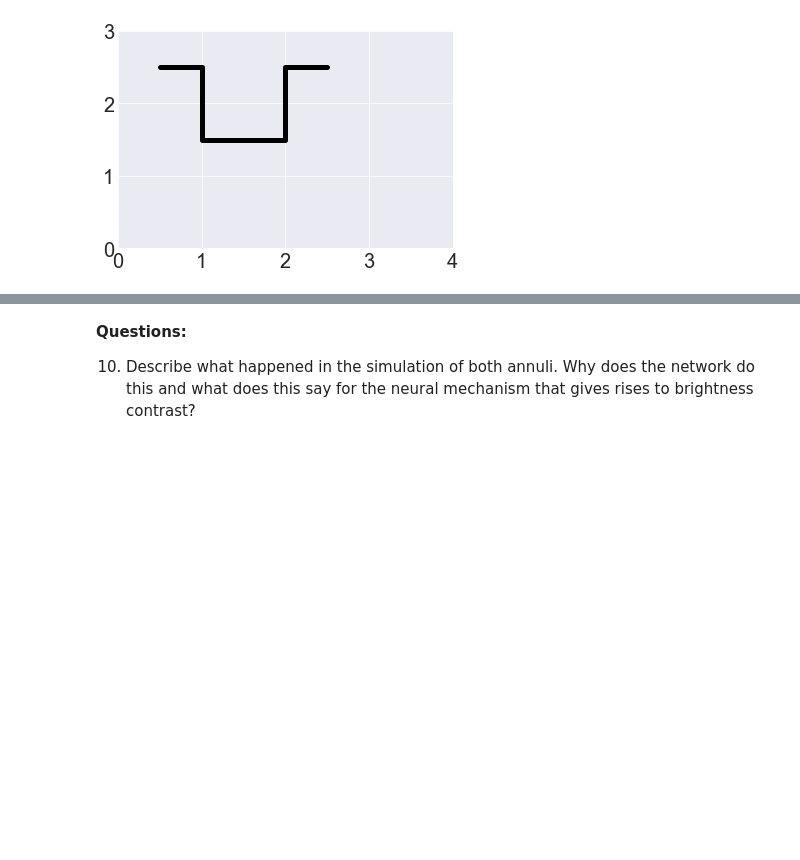
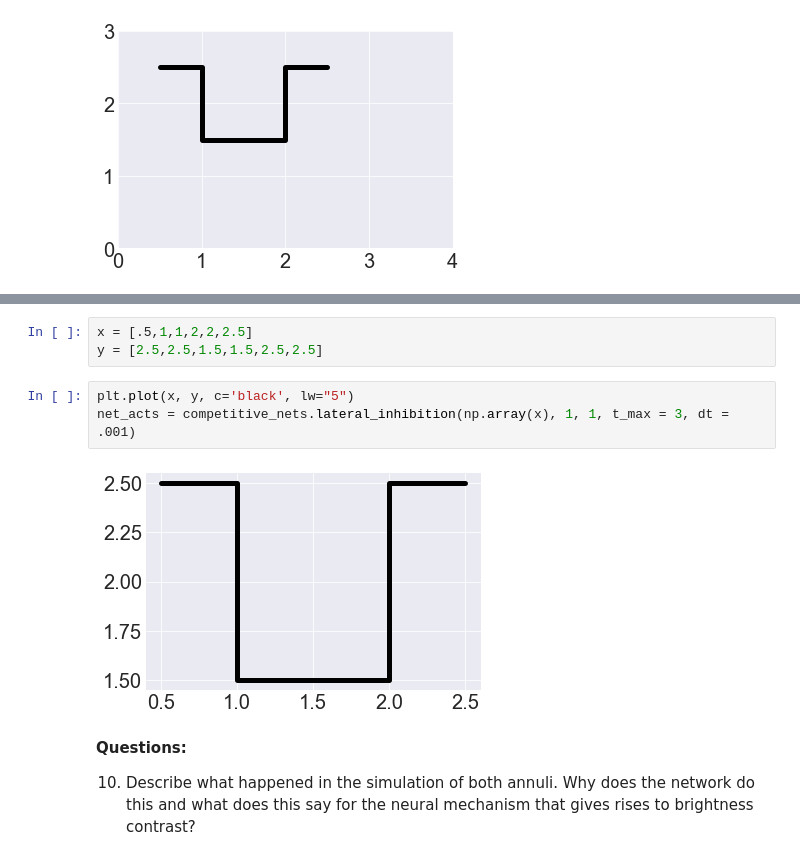
Before and after one commit to ejseal21/Computational-Neuroscience, a Jupyter notebook: Project3/CompNets.ipynb, the cells around one changed output, grey strips where cells are left out. Drawn from its saved outputs; the diff is of its cells as text; blank space fills up the shorter version.

```diff
--- a/Project3/CompNets.ipynb
+++ b/Project3/CompNets.ipynb
@@ -323,3 +333,11 @@ plt.axis([0,4,0,3])
+# %%
+x = [.5,1,1,2,2,2.5]
+y = [2.5,2.5,1.5,1.5,2.5,2.5]
+# %%
+plt.plot(x, y, c='black', lw="5")
+net_acts = competitive_nets.lateral_inhibition(np.array(x), 1, 1, t_max = 3, dt = .001)
+# %% [output]
+[figure, added]
 # %% [markdown]
 **Questions:**
 
```
Also changed, not shown: parts of 2 cells of this notebook.
